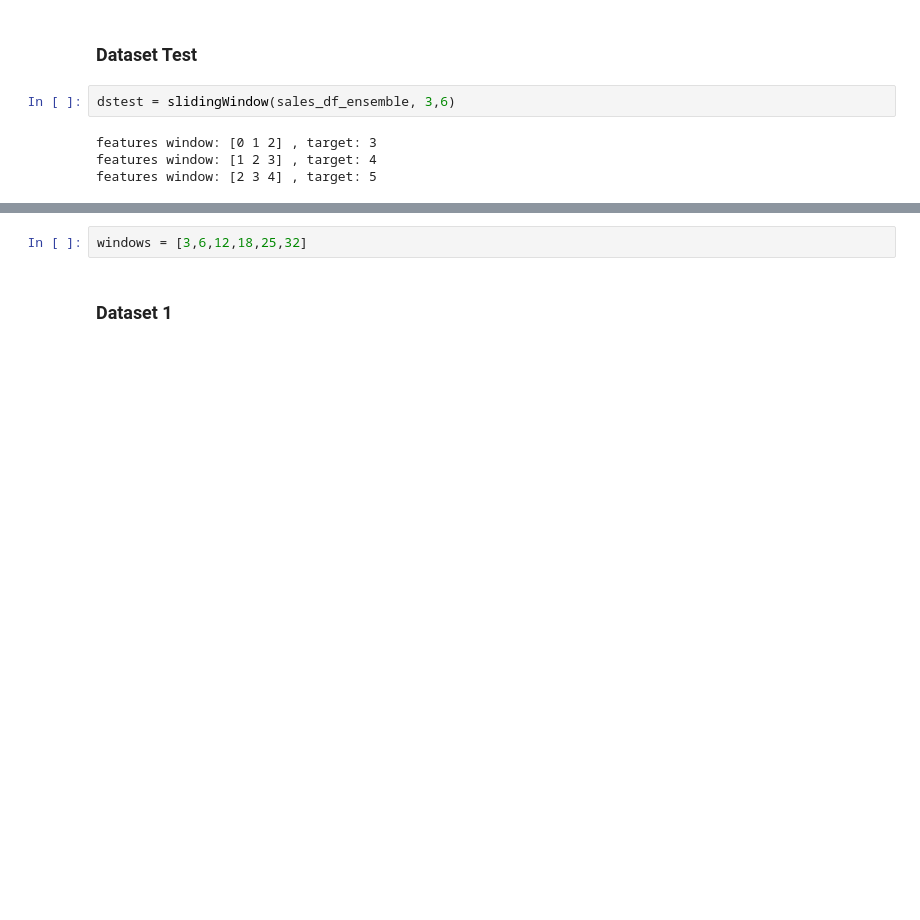
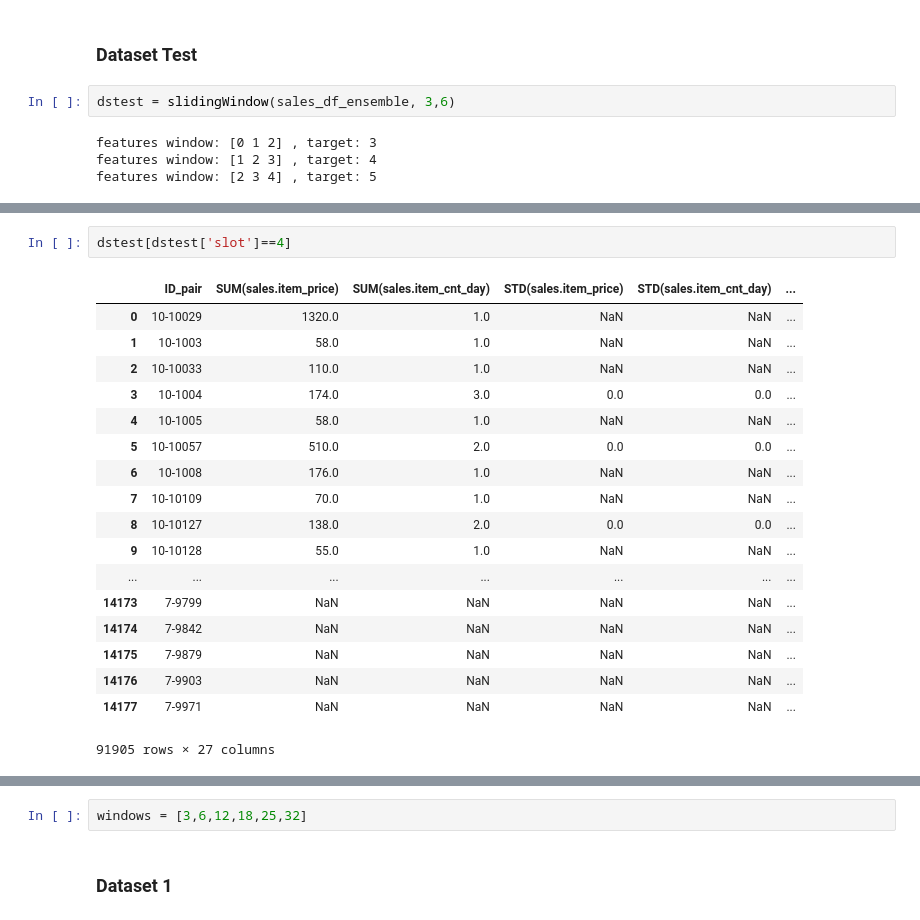
Before and after one commit to giorbernal/dsbase, a Jupyter notebook: timeSeries/TimeSeries-Predict-Sales-GenDataSet.ipynb, the cells around one changed output, grey strips where cells are left out. Drawn from its saved outputs; the diff is of its cells as text; blank space fills up the shorter version.

```diff
--- a/timeSeries/TimeSeries-Predict-Sales-GenDataSet.ipynb
+++ b/timeSeries/TimeSeries-Predict-Sales-GenDataSet.ipynb
@@ -249,0 +338,21 @@ features window: [2 3 4] , target: 5
+# %%
+dstest[dstest['slot']==4]
+# %% [output]
+|  | ID_pair | SUM(sales.item_price) | SUM(sales.item_cnt_day) | STD(sales.item_price) | STD(sales.item_cnt_day) | ... |
+| 0 | 10-10029 | 1320.0 | 1.0 | NaN | NaN | ... |
+| 1 | 10-1003 | 58.0 | 1.0 | NaN | NaN | ... |
+| 2 | 10-10033 | 110.0 | 1.0 | NaN | NaN | ... |
+| 3 | 10-1004 | 174.0 | 3.0 | 0.0 | 0.0 | ... |
+| 4 | 10-1005 | 58.0 | 1.0 | NaN | NaN | ... |
+| 5 | 10-10057 | 510.0 | 2.0 | 0.0 | 0.0 | ... |
+| 6 | 10-1008 | 176.0 | 1.0 | NaN | NaN | ... |
+| 7 | 10-10109 | 70.0 | 1.0 | NaN | NaN | ... |
+| 8 | 10-10127 | 138.0 | 2.0 | 0.0 | 0.0 | ... |
+| 9 | 10-10128 | 55.0 | 1.0 | NaN | NaN | ... |
+| ... | ... | ... | ... | ... | ... | ... |
+| 14173 | 7-9799 | NaN | NaN | NaN | NaN | ... |
+| 14174 | 7-9842 | NaN | NaN | NaN | NaN | ... |
+| 14175 | 7-9879 | NaN | NaN | NaN | NaN | ... |
+| 14176 | 7-9903 | NaN | NaN | NaN | NaN | ... |
+| 14177 | 7-9971 | NaN | NaN | NaN | NaN | ... |
+91905 rows × 27 columns
```
Also changed, not shown: parts of 17 cells of this notebook.
